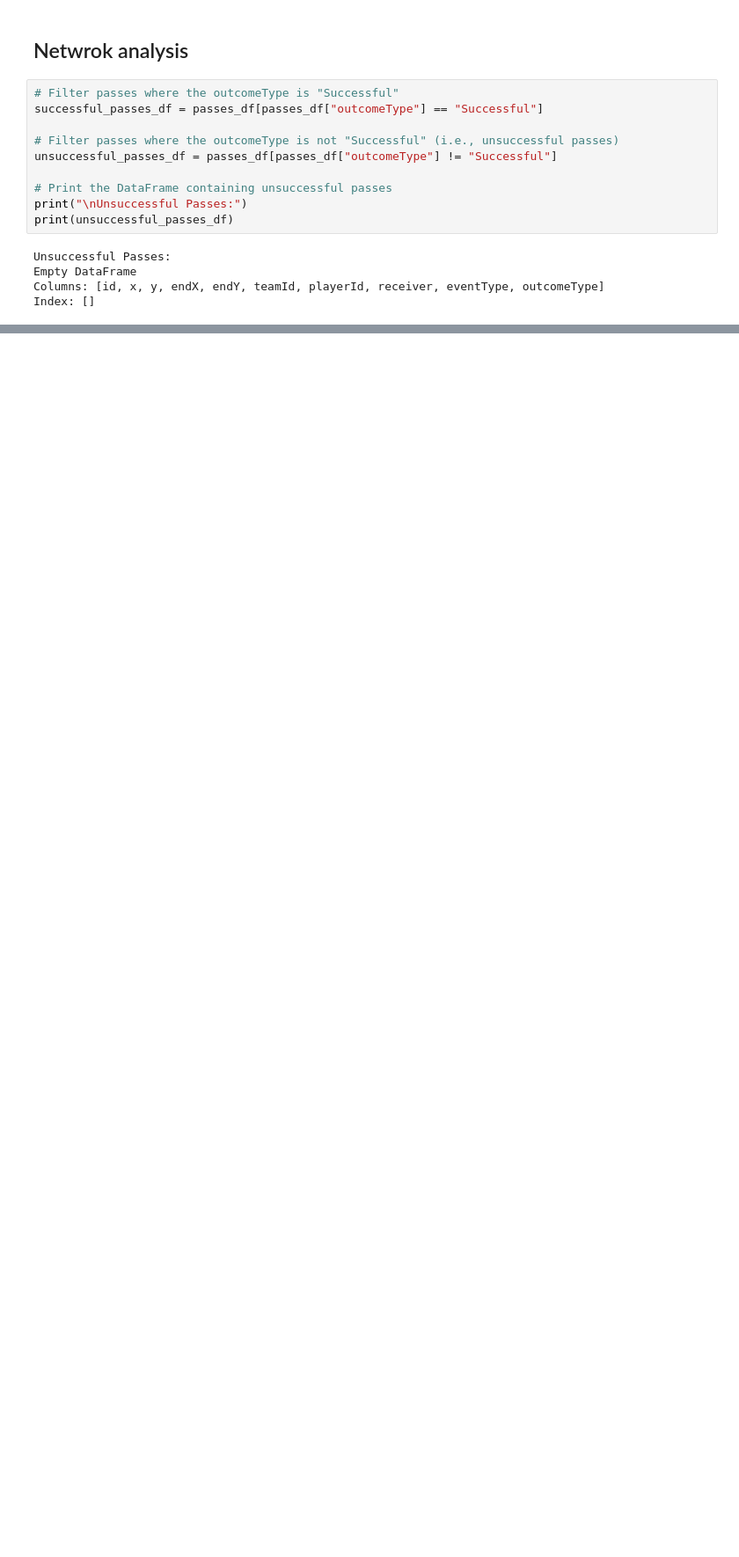
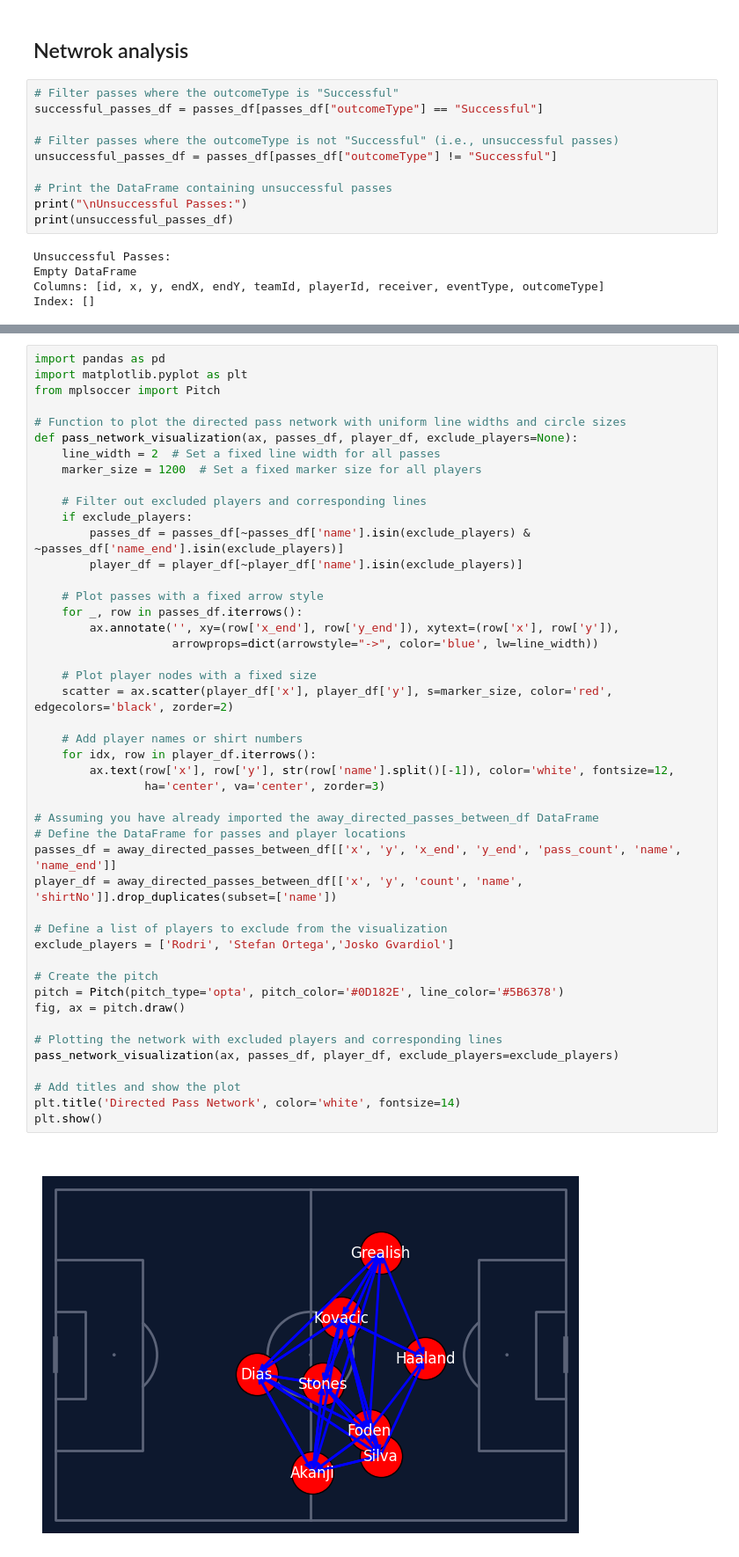
Before and after one commit to juanmarino15/futbolPlus, a Jupyter notebook: scraper/whoScoredScrape.ipynb, the cells around one changed output, grey strips where cells are left out. Shown at 88% size. Drawn from its saved outputs; the diff is of its cells as text; blank space fills up the shorter version.

Commit message:
improved network analysis

```diff
--- a/scraper/whoScoredScrape.ipynb
+++ b/scraper/whoScoredScrape.ipynb
@@ -545,0 +630,48 @@ print(network_properties)
+# %%
+import pandas as pd
+import matplotlib.pyplot as plt
+from mplsoccer import Pitch
+
+# Function to plot the directed pass network with uniform line widths and circle sizes
+def pass_network_visualization(ax, passes_df, player_df, exclude_players=None):
+    line_width = 2  # Set a fixed line width for all passes
+    marker_size = 1200  # Set a fixed marker size for all players
+
+    # Filter out excluded players and corresponding lines
+    if exclude_players:
+        passes_df = passes_df[~passes_df['name'].isin(exclude_players) & ~passes_df['name_end'].isin(exclude_players)]
+        player_df = player_df[~player_df['name'].isin(exclude_players)]
+
+    # Plot passes with a fixed arrow style
+    for _, row in passes_df.iterrows():
+        ax.annotate('', xy=(row['x_end'], row['y_end']), xytext=(row['x'], row['y']),
+                    arrowprops=dict(arrowstyle="->", color='blue', lw=line_width))
+
+    # Plot player nodes with a fixed size
+    scatter = ax.scatter(player_df['x'], player_df['y'], s=marker_size, color='red', edgecolors='black', zorder=2)
+
+    # Add player names or shirt numbers
+    for idx, row in player_df.iterrows():
+        ax.text(row['x'], row['y'], str(row['name'].split()[-1]), color='white', fontsize=12,
+                ha='center', va='center', zorder=3)
+
+# Assuming you have already imported the away_directed_passes_between_df DataFrame
+# Define the DataFrame for passes and player locations
+passes_df = away_directed_passes_between_df[['x', 'y', 'x_end', 'y_end', 'pass_count', 'name', 'name_end']]
+player_df = away_directed_passes_between_df[['x', 'y', 'count', 'name', 'shirtNo']].drop_duplicates(subset=['name'])
+
+# Define a list of players to exclude from the visualization
+exclude_players = ['Rodri', 'Stefan Ortega','Josko Gvardiol']
+
+# Create the pitch
+pitch = Pitch(pitch_type='opta', pitch_color='#0D182E', line_color='#5B6378')
+fig, ax = pitch.draw()
+
+# Plotting the network with excluded players and corresponding lines
+pass_network_visualization(ax, passes_df, player_df, exclude_players=exclude_players)
+
+# Add titles and show the plot
+plt.title('Directed Pass Network', color='white', fontsize=14)
+plt.show()
+# %% [output]
+[figure, added]
```
Also changed, not shown: parts of 10 cells of this notebook, 2 other files.
